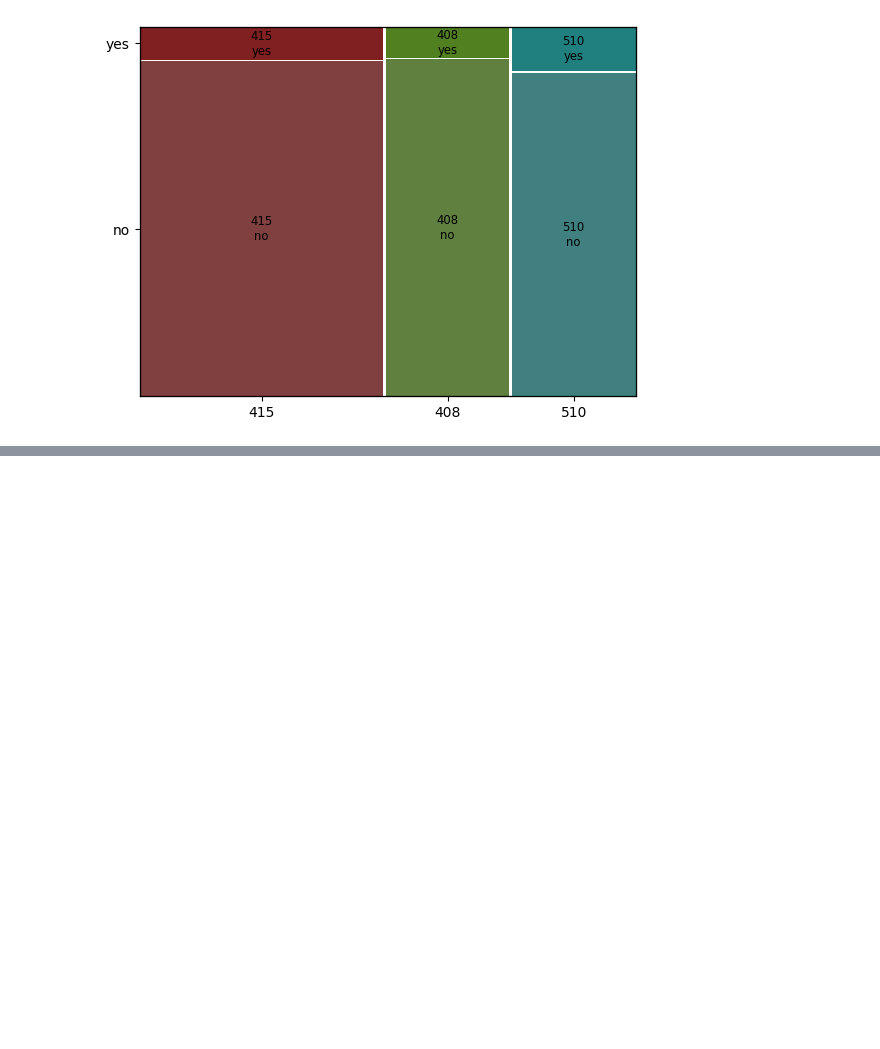
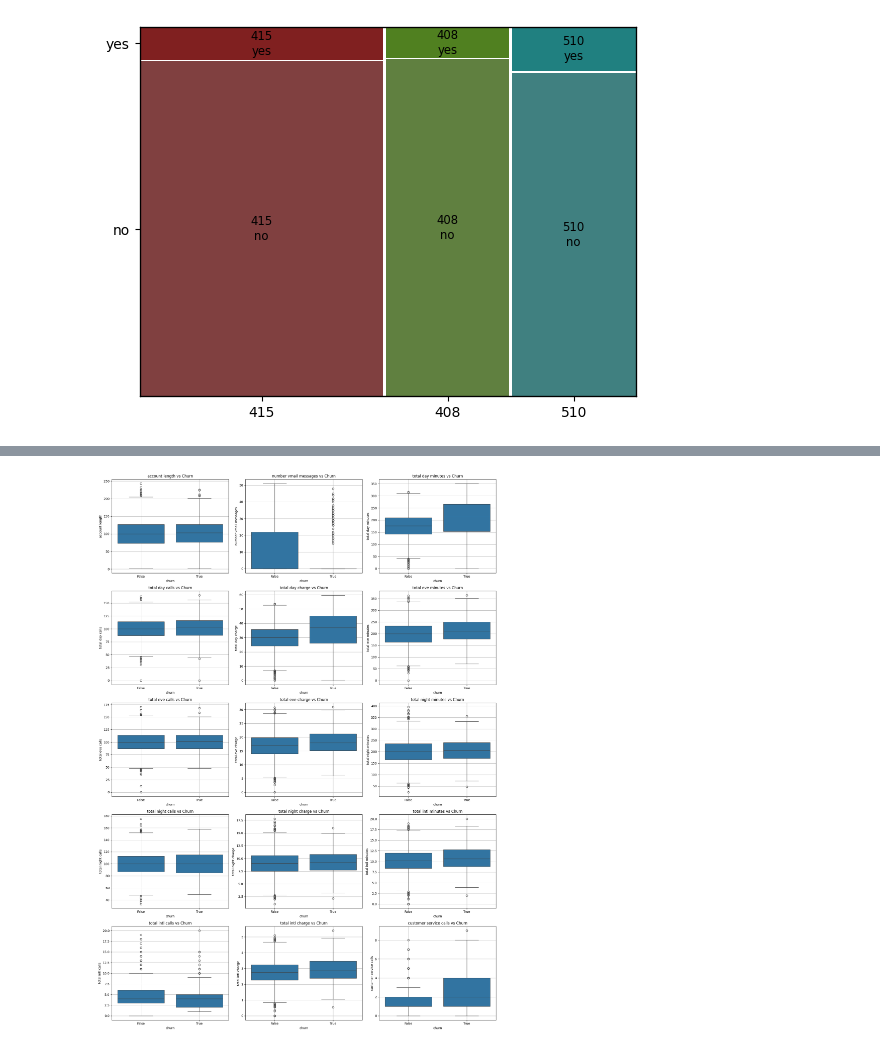
Before and after one commit to himani26/DSLearnings, a Jupyter notebook: EndtoEndMLChurnProject.ipynb, the cells around one changed output, grey strips where cells are left out. Drawn from its saved outputs; the diff is of its cells as text; code cells hidden in the pictures; blank space fills up the shorter version.

```diff
--- a/EndtoEndMLChurnProject.ipynb
+++ b/EndtoEndMLChurnProject.ipynb
@@ -391,0 +408,13 @@ plt.show()
+# %%
+# Correlation of Numerical Features
+plt.figure(figsize=(18, 25))
+for i, col in enumerate(numerical_features):
+    plt.subplot(5, 3, i + 1)
+    sns.boxplot(x='churn', y=col, data=df)
+    plt.title(f'{col} vs Churn')
+    plt.grid(True)
+
+plt.tight_layout()
+plt.show()
+# %% [output]
+[figure, added]
```
Also changed, not shown: parts of 4 cells of this notebook.
